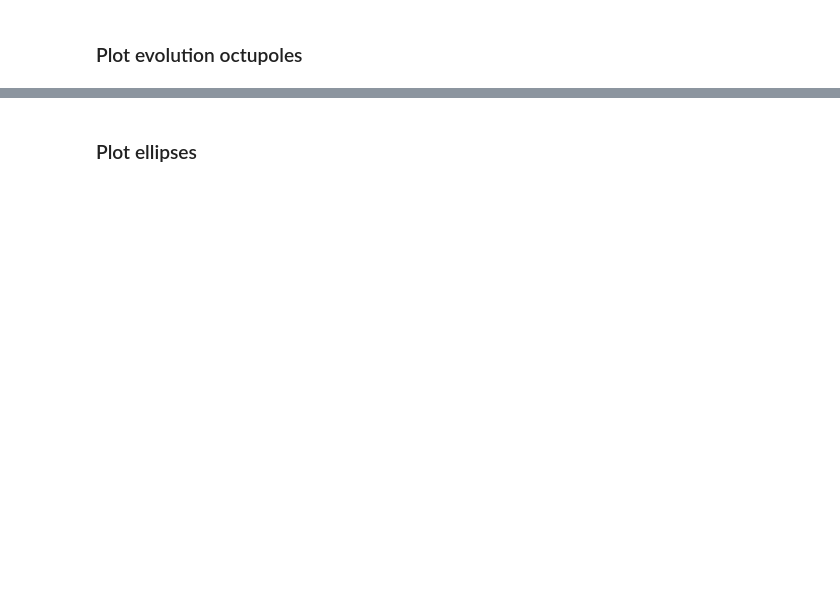
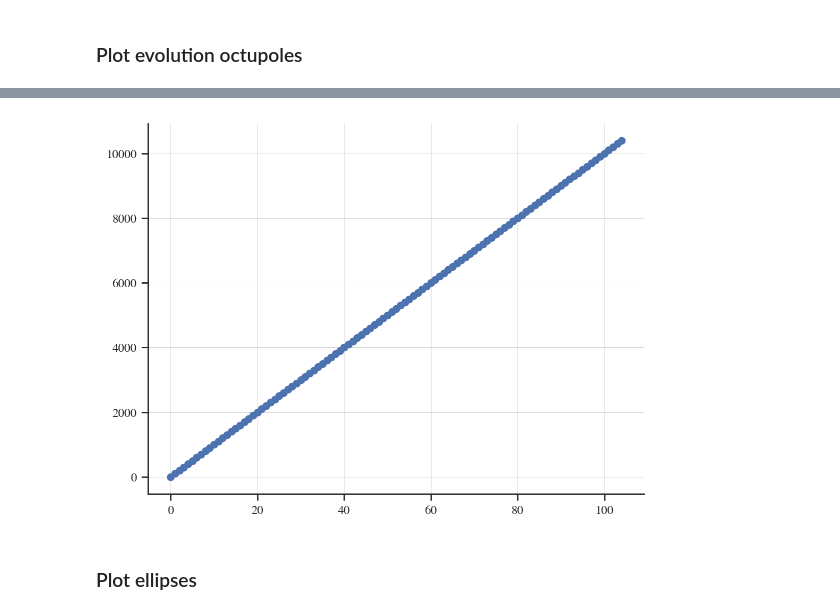
Before and after one commit to ColasDroin/DA_study_boilerplate, a Jupyter notebook: master_study/analysis/analysis_dynamic_octupoles_normalized.ipynb, the cells around one changed output, grey strips where cells are left out. Saved outputs shown, nothing was run; the diff lists cells and outputs as text; code cells hidden in the pictures; blank space fills up the shorter version.

```diff
--- a/master_study/analysis/analysis_dynamic_octupoles_normalized.ipynb
+++ b/master_study/analysis/analysis_dynamic_octupoles_normalized.ipynb
@@ -102,3 +104,9 @@ plt.show()
+# %%
+plt.scatter(range(len(dic_obs["l_n_turns"])), dic_obs["l_n_turns"])
+plt.grid()
+plt.show()
+# %% [output]
+[figure, added]
 # %% [markdown]
 ### Plot ellipses
 # %%
```
Also changed, not shown: parts of 5 cells of this notebook, 9 other files.
